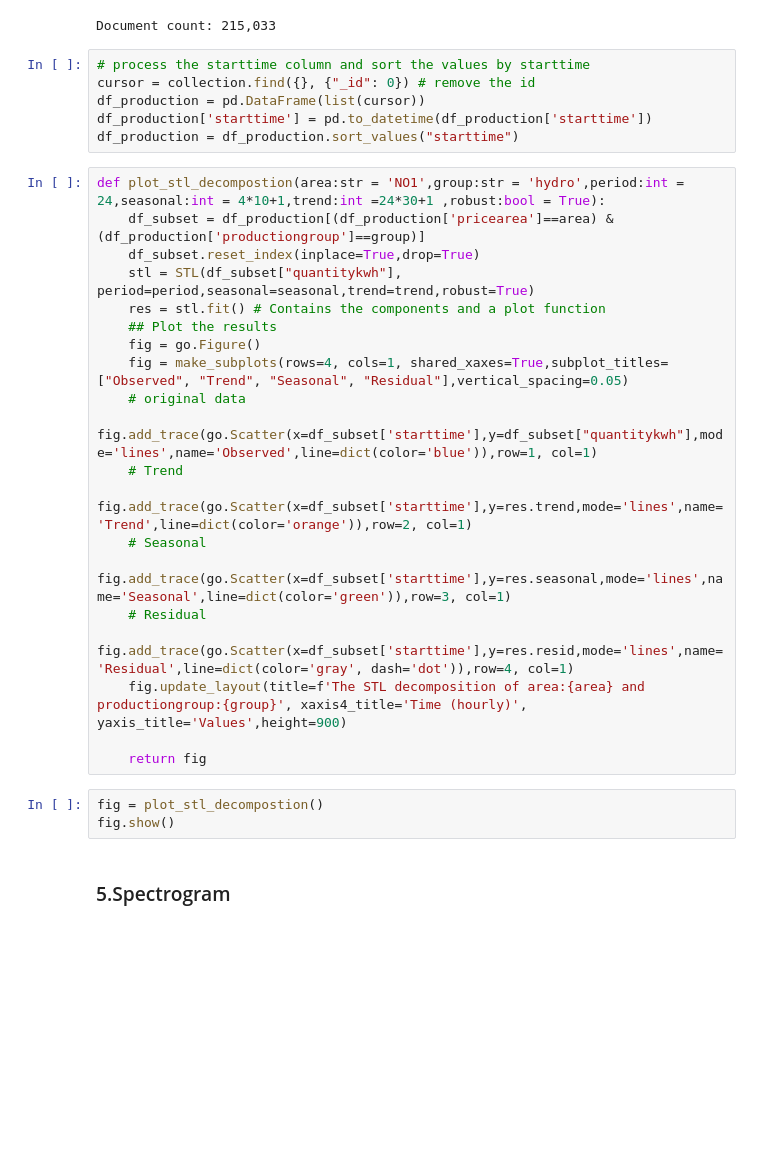
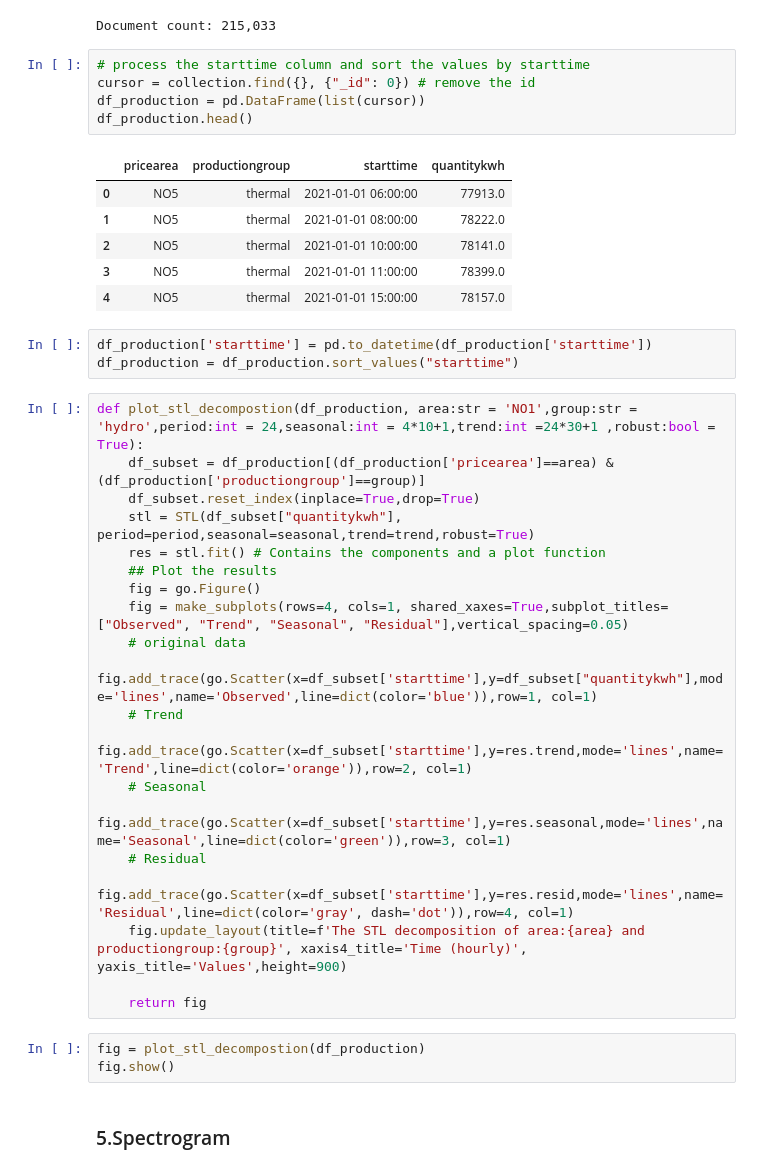
Before and after one commit to Gianna-liu/Weathering_with_you_GegeLiu, a Jupyter notebook: scripts/CA3.ipynb, the cells around one changed output. Saved outputs shown, nothing was run; the diff lists cells and outputs as text; blank space fills up the shorter version.

Commit message:
add more plots

```diff
--- a/scripts/CA3.ipynb
+++ b/scripts/CA3.ipynb
@@ -259,14 +256,23 @@ count = collection.count_documents({})
 print(f"Document count: {count:,}")
 # %% [output]
 Document count: 215,033
-# %%
-# process the starttime column and sort the values by starttime
-cursor = collection.find({}, {"_id": 0}) # remove the id
-df_production = pd.DataFrame(list(cursor))
-df_production['starttime'] = pd.to_datetime(df_production['starttime'])
-df_production = df_production.sort_values("starttime")
+# %%
+# process the starttime column and sort the values by starttime
+cursor = collection.find({}, {"_id": 0}) # remove the id
+df_production = pd.DataFrame(list(cursor))
+df_production.head()
+# %% [output]
+|  | pricearea | productiongroup | starttime | quantitykwh |
+| 0 | NO5 | thermal | 2021-01-01 06:00:00 | 77913.0 |
+| 1 | NO5 | thermal | 2021-01-01 08:00:00 | 78222.0 |
+| 2 | NO5 | thermal | 2021-01-01 10:00:00 | 78141.0 |
+| 3 | NO5 | thermal | 2021-01-01 11:00:00 | 78399.0 |
+| 4 | NO5 | thermal | 2021-01-01 15:00:00 | 78157.0 |
+# %%
+df_production['starttime'] = pd.to_datetime(df_production['starttime'])
+df_production = df_production.sort_values("starttime")
 # %%
-def plot_stl_decompostion(area:str = 'NO1',group:str = 'hydro',period:int = 24,seasonal:int = 4*10+1,trend:int =24*30+1 ,robust:bool = True):
+def plot_stl_decompostion(df_production, area:str = 'NO1',group:str = 'hydro',period:int = 24,seasonal:int = 4*10+1,trend:int =24*30+1 ,robust:bool = True):
     df_subset = df_production[(df_production['pricearea']==area) & (df_production['productiongroup']==group)]
     df_subset.reset_index(inplace=True,drop=True)
     stl = STL(df_subset["quantitykwh"], period=period,seasonal=seasonal,trend=trend,robust=True)
@@ -286,7 +292,7 @@ def plot_stl_decompostion(area:str = 'NO1',group:str = 'hydro',period:int = 24,s
 
     return fig
 # %%
-fig = plot_stl_decompostion()
+fig = plot_stl_decompostion(df_production)
 fig.show()
 # %% [markdown]
 ### 5.Spectrogram
```
Also changed, not shown: parts of 5 cells of this notebook, 2 other files.
